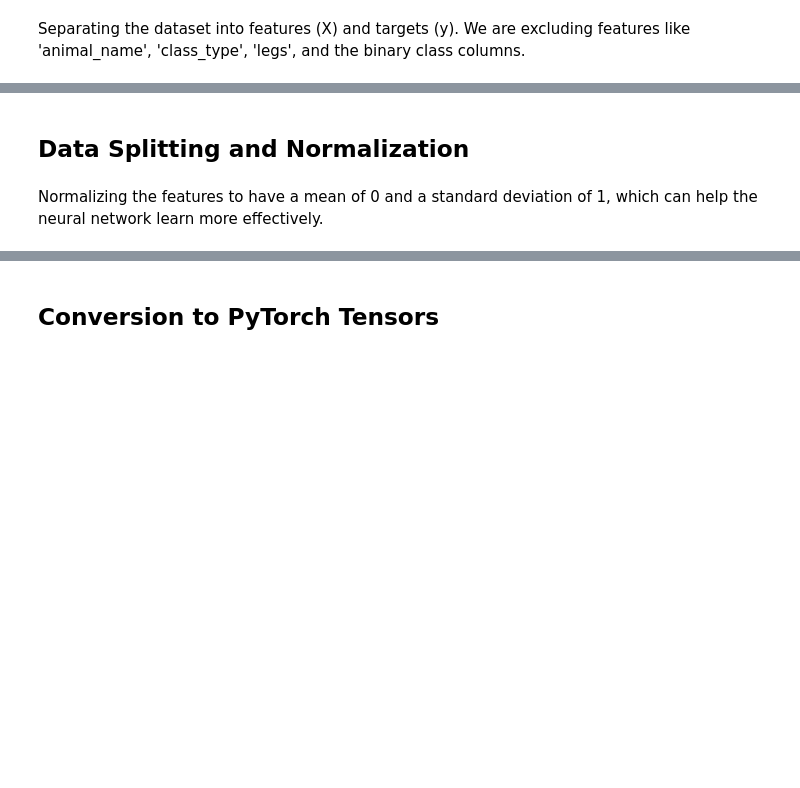
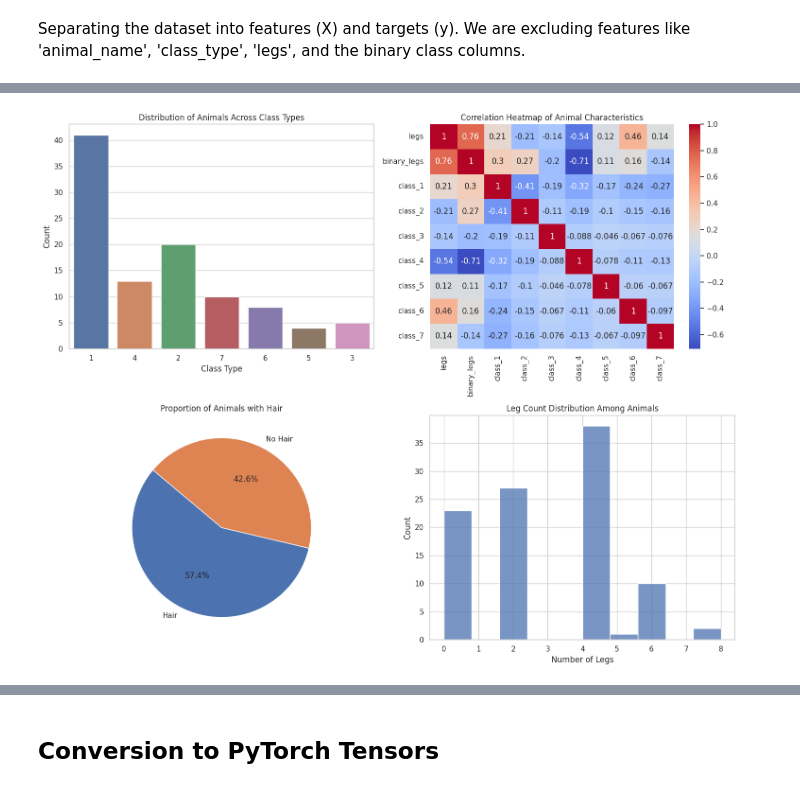
Before and after one commit to suryawanshiaarti022/Individual-Project, a Jupyter notebook: code_with_weight_matrices.ipynb, the cells around one changed output, grey strips where cells are left out. Cells and saved outputs as stored; diff of their text form; code cells hidden in the pictures; blank space fills up the shorter version.

```diff
--- a/code_with_weight_matrices.ipynb
+++ b/code_with_weight_matrices.ipynb
@@ -125,3 +105,6 @@ print(X.head())
+# %%
+# Split the data into features and target
+temp = zoo_data
 # %%
 print(y.head())
 # %% [output]
@@ -134,2 +116,0 @@ print(y.head())
-# %% [markdown]
-## Data Splitting and Normalization
@@ -139,2 +116,0 @@ X_train, X_test, y_train, y_test = train_test_split(X, y, test_size=0.3, random_
-# %% [markdown]
-Normalizing the features to have a mean of 0 and a standard deviation of 1, which can help the neural network learn more effectively.
@@ -145,0 +117,39 @@ X_test = scaler.transform(X_test)
+# %%
+import pandas as pd
+import matplotlib.pyplot as plt
+import seaborn as sns
+
+
+# Set the aesthetic style of the plots
+sns.set(style="whitegrid")
+
+# Creating the plots
+fig, axes = plt.subplots(2, 2, figsize=(15, 12))
+
+# Plot 1: Distribution of Animals Across Different Class Types
+sns.countplot(x='class_type', data=temp, ax=axes[0, 0])
+axes[0, 0].set_title('Distribution of Animals Across Class Types')
+axes[0, 0].set_xlabel('Class Type')
+axes[0, 0].set_ylabel('Count')
+
+# Plot 2: Correlation Heatmap
+# Dropping non-numeric columns and specifying numeric_only=True
+corr = temp.drop(['animal_name', 'class_type'], axis=1).corr(numeric_only=True)
+sns.heatmap(corr, annot=True, cmap='coolwarm', ax=axes[0, 1])
+axes[0, 1].set_title('Correlation Heatmap of Animal Characteristics')
+
+# Plot 3: Proportion of Animals with Hair
+hair_data = temp['hair'].value_counts()
+axes[1, 0].pie(hair_data, labels=['Hair', 'No Hair'], autopct='%1.1f%%', startangle=140)
+axes[1, 0].set_title('Proportion of Animals with Hair')
+
+# Plot 4: Leg Count Distribution
+sns.histplot(temp['legs'], kde=False, ax=axes[1, 1])
+axes[1, 1].set_title('Leg Count Distribution Among Animals')
+axes[1, 1].set_xlabel('Number of Legs')
+axes[1, 1].set_ylabel('Count')
+
+plt.tight_layout()
+plt.show()
+# %% [output]
+[figure, added]
```
Also changed, not shown: parts of 17 cells of this notebook.
